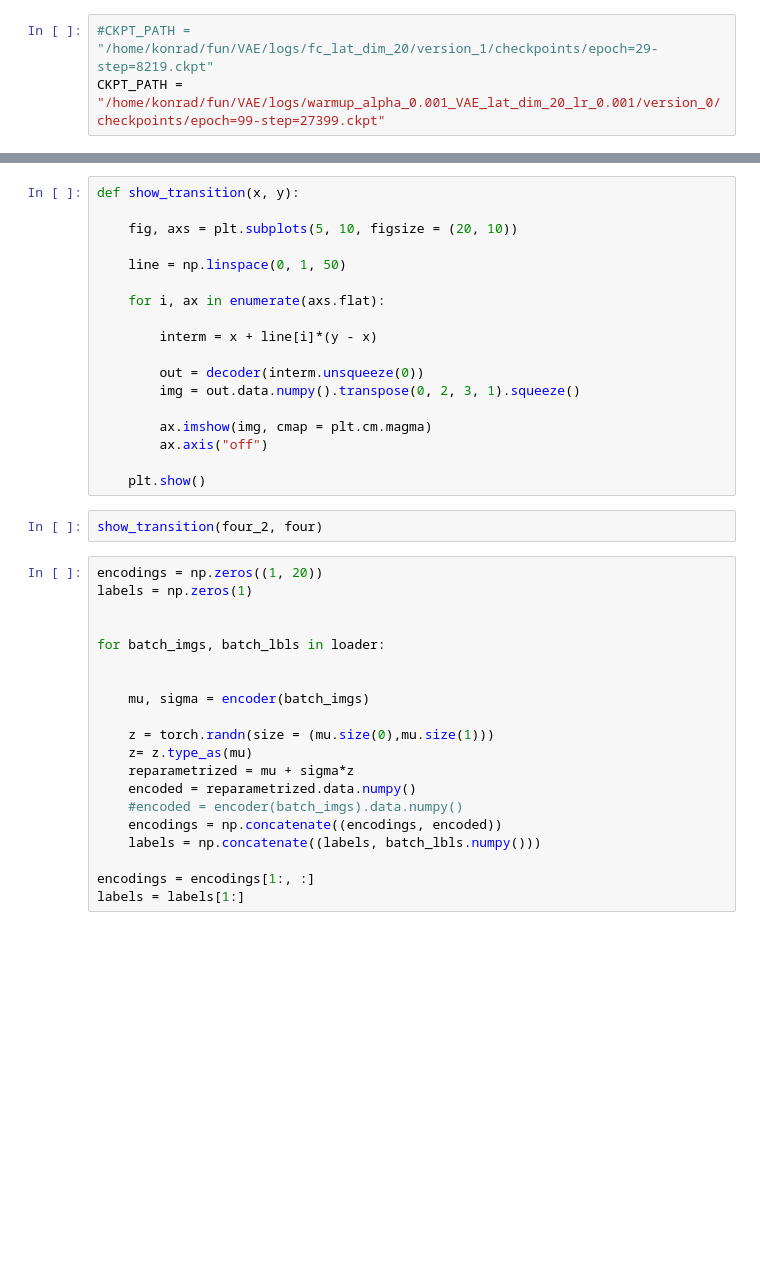
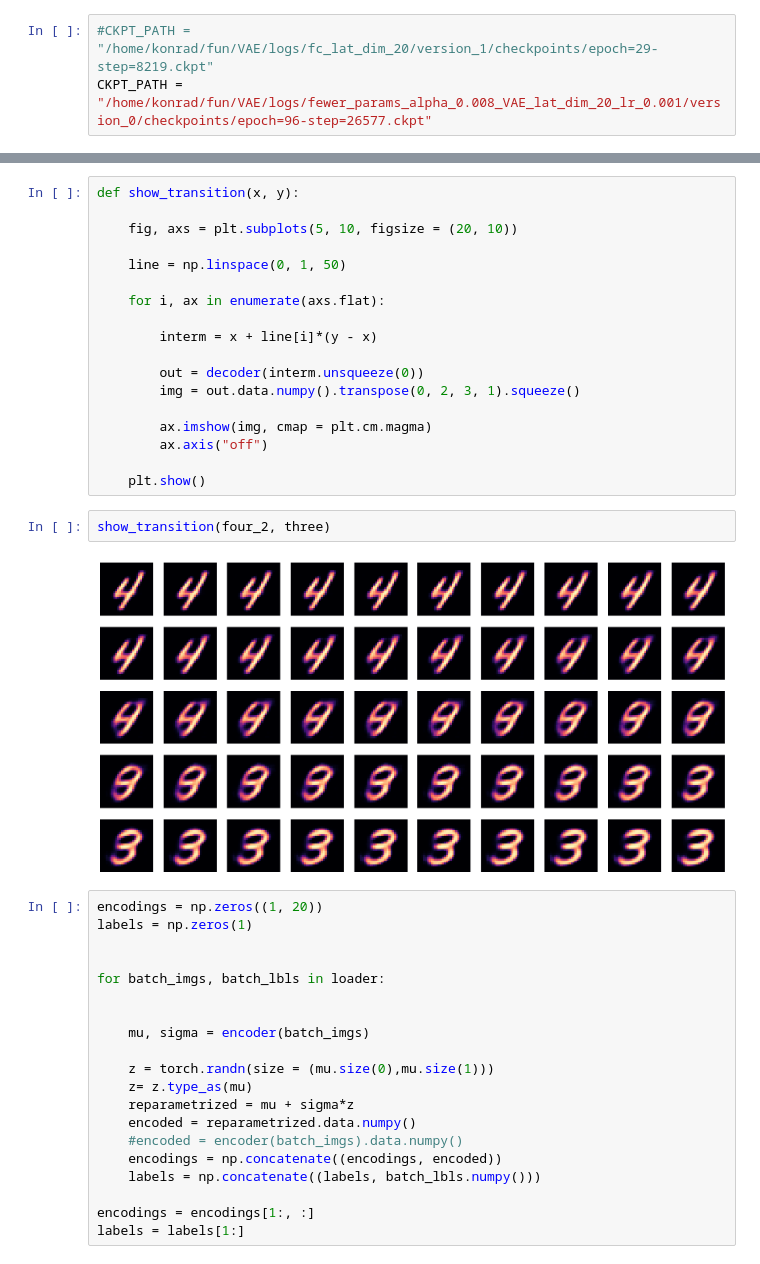
Before and after one commit to k-mundinger/VAE, a Jupyter notebook: notebook.ipynb, the cells around one changed output, grey strips where cells are left out. Drawn from its saved outputs; the diff is of its cells as text; blank space fills up the shorter version.

```diff
--- a/notebook.ipynb
+++ b/notebook.ipynb
@@ -6,7 +6,7 @@ from sklearn.decomposition import PCA
 from lightning_module import MNISTAutoencoder, MNISTVAE
 # %%
 #CKPT_PATH = "/home/konrad/fun/VAE/logs/fc_lat_dim_20/version_1/checkpoints/epoch=29-step=8219.ckpt"
-CKPT_PATH = "/home/konrad/fun/VAE/logs/warmup_alpha_0.001_VAE_lat_dim_20_lr_0.001/version_0/checkpoints/epoch=99-step=27399.ckpt"
+CKPT_PATH = "/home/konrad/fun/VAE/logs/fewer_params_alpha_0.008_VAE_lat_dim_20_lr_0.001/version_0/checkpoints/epoch=96-step=26577.ckpt"
 # %%
 #model = MNISTAutoencoder.load_from_checkpoint(CKPT_PATH)
 model = MNISTVAE.load_from_checkpoint(CKPT_PATH)
@@ -89,7 +91,9 @@ def show_transition(x, y):
 
     plt.show()
 # %%
-show_transition(four_2, four)
+show_transition(four_2, three)
+# %% [output]
+[figure, added]
 # %%
 encodings = np.zeros((1, 20))
 labels = np.zeros(1)
```
Also changed, not shown: parts of 8 cells of this notebook, 3 other files.
